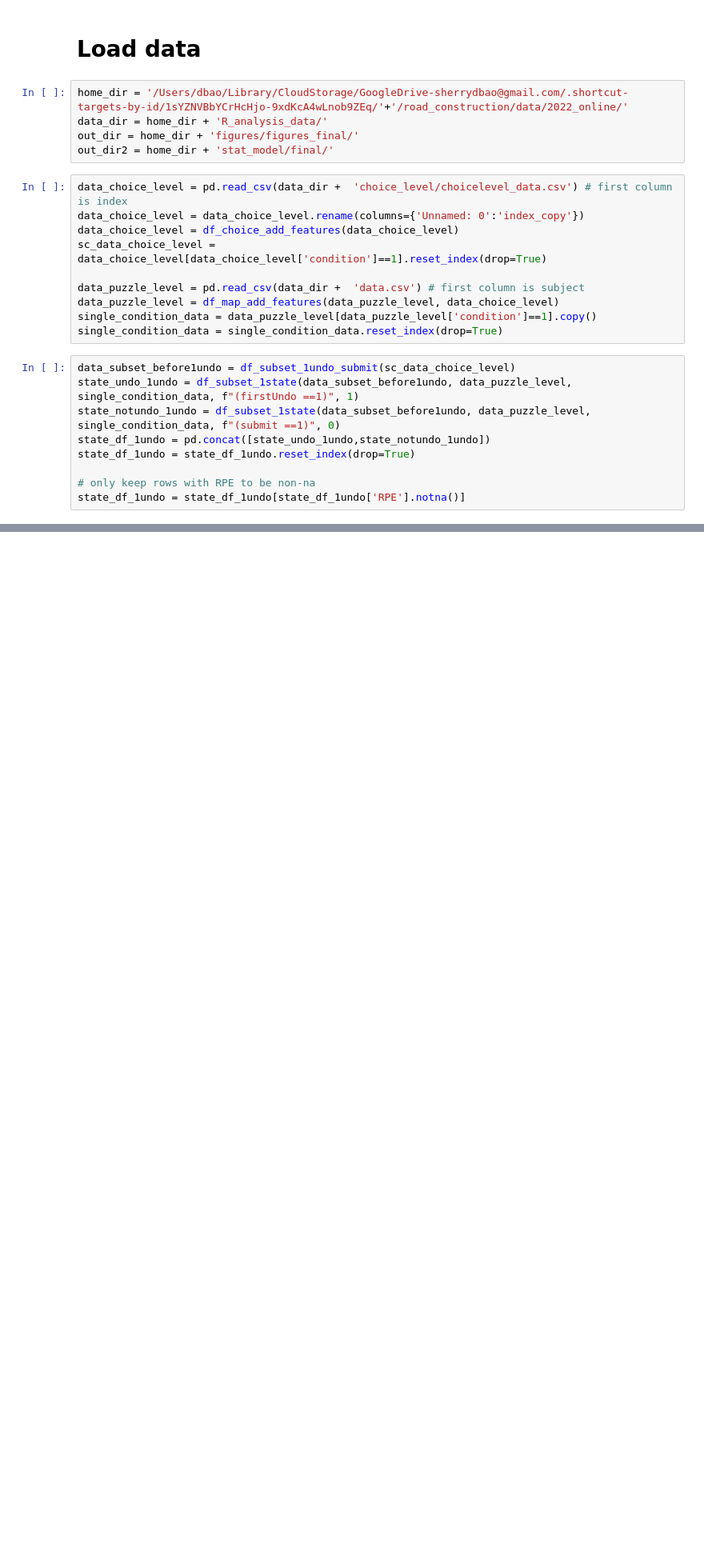
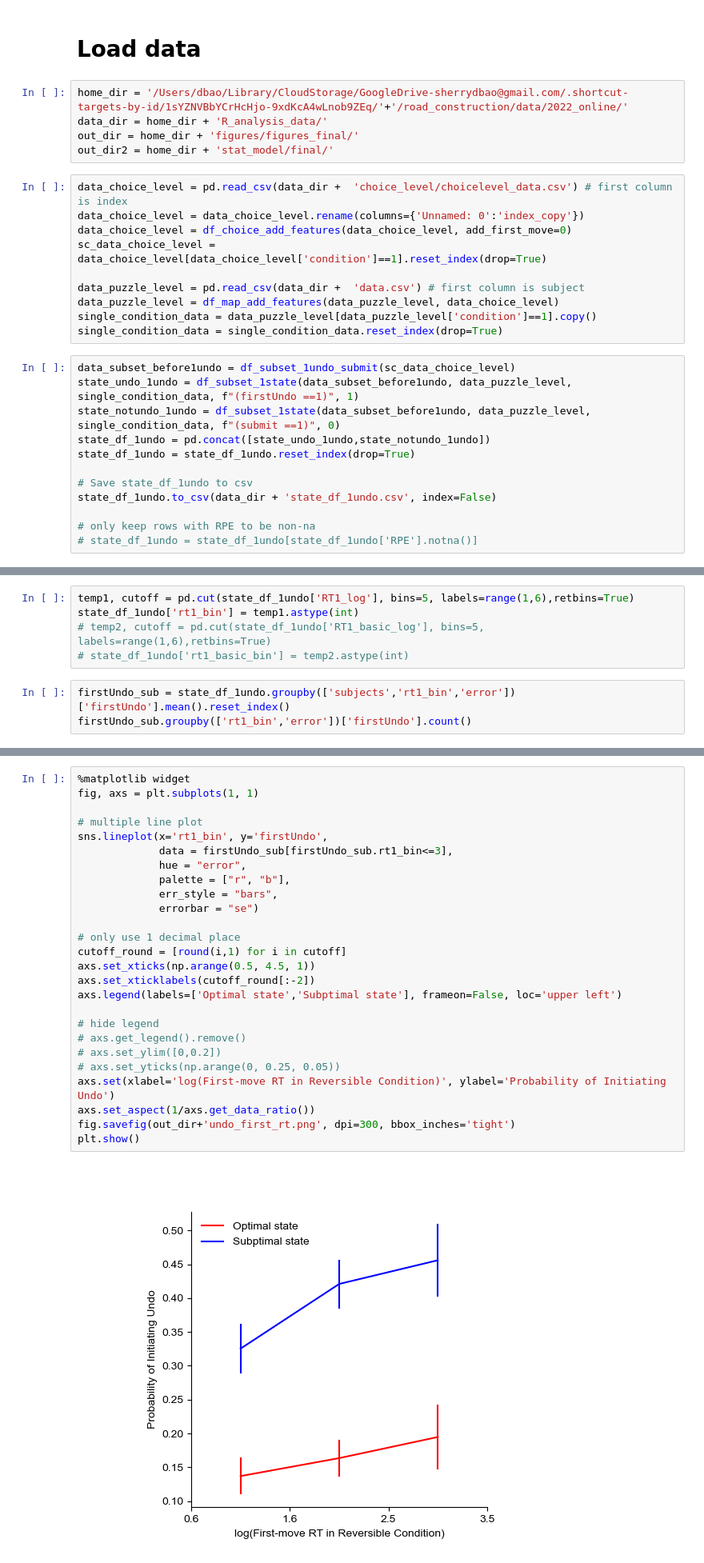
Before and after one commit to sherrybao222/Road_Construction, a Jupyter notebook: analysis/final_analysis/analysis_terminalstate.ipynb, the cells around one changed output, grey strips where cells are left out. Shown at 80% size. Saved outputs shown, nothing was run; the diff lists cells and outputs as text; blank space fills up the shorter version.

Commit message:
modify plots

```diff
--- a/analysis/final_analysis/analysis_terminalstate.ipynb
+++ b/analysis/final_analysis/analysis_terminalstate.ipynb
@@ -27,7 +29,7 @@ out_dir2 = home_dir + 'stat_model/final/'
 # %%
 data_choice_level = pd.read_csv(data_dir +  'choice_level/choicelevel_data.csv') # first column is index
 data_choice_level = data_choice_level.rename(columns={'Unnamed: 0':'index_copy'})
-data_choice_level = df_choice_add_features(data_choice_level)
+data_choice_level = df_choice_add_features(data_choice_level, add_first_move=0)
 sc_data_choice_level = data_choice_level[data_choice_level['condition']==1].reset_index(drop=True)
 
 data_puzzle_level = pd.read_csv(data_dir +  'data.csv') # first column is subject
@@ -41,5 +43,8 @@ state_notundo_1undo = df_subset_1state(data_subset_before1undo, data_puzzle_leve
 state_df_1undo = pd.concat([state_undo_1undo,state_notundo_1undo])
 state_df_1undo = state_df_1undo.reset_index(drop=True)
 
+# Save state_df_1undo to csv
+state_df_1undo.to_csv(data_dir + 'state_df_1undo.csv', index=False)
+
 # only keep rows with RPE to be non-na
-state_df_1undo = state_df_1undo[state_df_1undo['RPE'].notna()]
+# state_df_1undo = state_df_1undo[state_df_1undo['RPE'].notna()]
@@ -62,0 +59,8 @@ print(undo_error_avg.mean())
+# %%
+temp1, cutoff = pd.cut(state_df_1undo['RT1_log'], bins=5, labels=range(1,6),retbins=True)
+state_df_1undo['rt1_bin'] = temp1.astype(int)
+# temp2, cutoff = pd.cut(state_df_1undo['RT1_basic_log'], bins=5, labels=range(1,6),retbins=True)
+# state_df_1undo['rt1_basic_bin'] = temp2.astype(int)
+# %%
+firstUndo_sub = state_df_1undo.groupby(['subjects','rt1_bin','error'])['firstUndo'].mean().reset_index()
+firstUndo_sub.groupby(['rt1_bin','error'])['firstUndo'].count()
@@ -62,0 +80,28 @@ print(undo_error_avg.mean())
+# %%
+%matplotlib widget
+fig, axs = plt.subplots(1, 1)
+
+# multiple line plot
+sns.lineplot(x='rt1_bin', y='firstUndo',
+             data = firstUndo_sub[firstUndo_sub.rt1_bin<=3],
+             hue = "error",
+             palette = ["r", "b"],
+             err_style = "bars",
+             errorbar = "se")
+
+# only use 1 decimal place
+cutoff_round = [round(i,1) for i in cutoff]
+axs.set_xticks(np.arange(0.5, 4.5, 1))
+axs.set_xticklabels(cutoff_round[:-2])
+axs.legend(labels=['Optimal state','Subptimal state'], frameon=False, loc='upper left')
+
+# hide legend
+# axs.get_legend().remove()
+# axs.set_ylim([0,0.2])
+# axs.set_yticks(np.arange(0, 0.25, 0.05))
+axs.set(xlabel='log(First-move RT in Reversible Condition)', ylabel='Probability of Initiating Undo')
+axs.set_aspect(1/axs.get_data_ratio())
+fig.savefig(out_dir+'undo_first_rt.png', dpi=300, bbox_inches='tight')
+plt.show()
+# %% [output]
+[figure, added]
```
Also changed, not shown: parts of 15 cells of this notebook, 15 other files.
